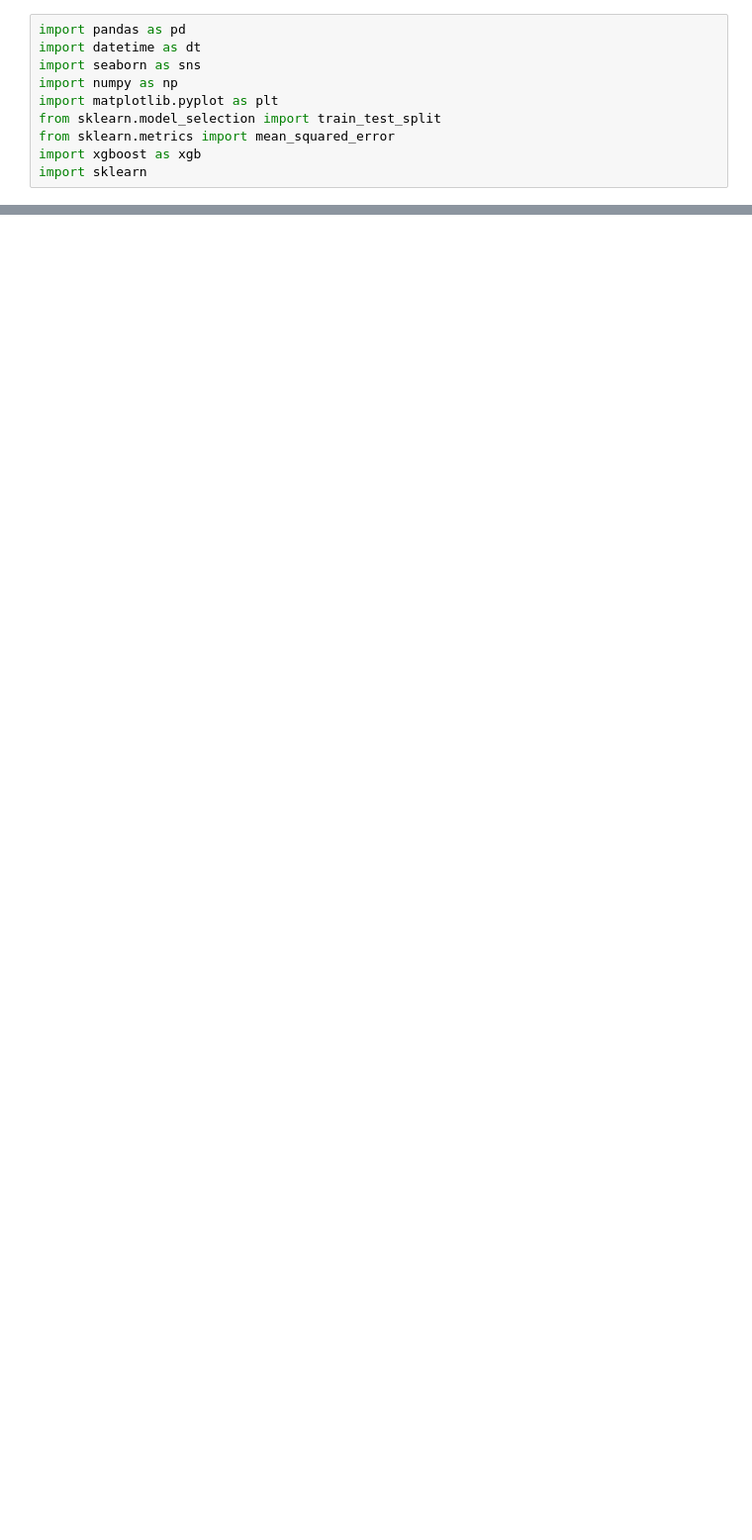
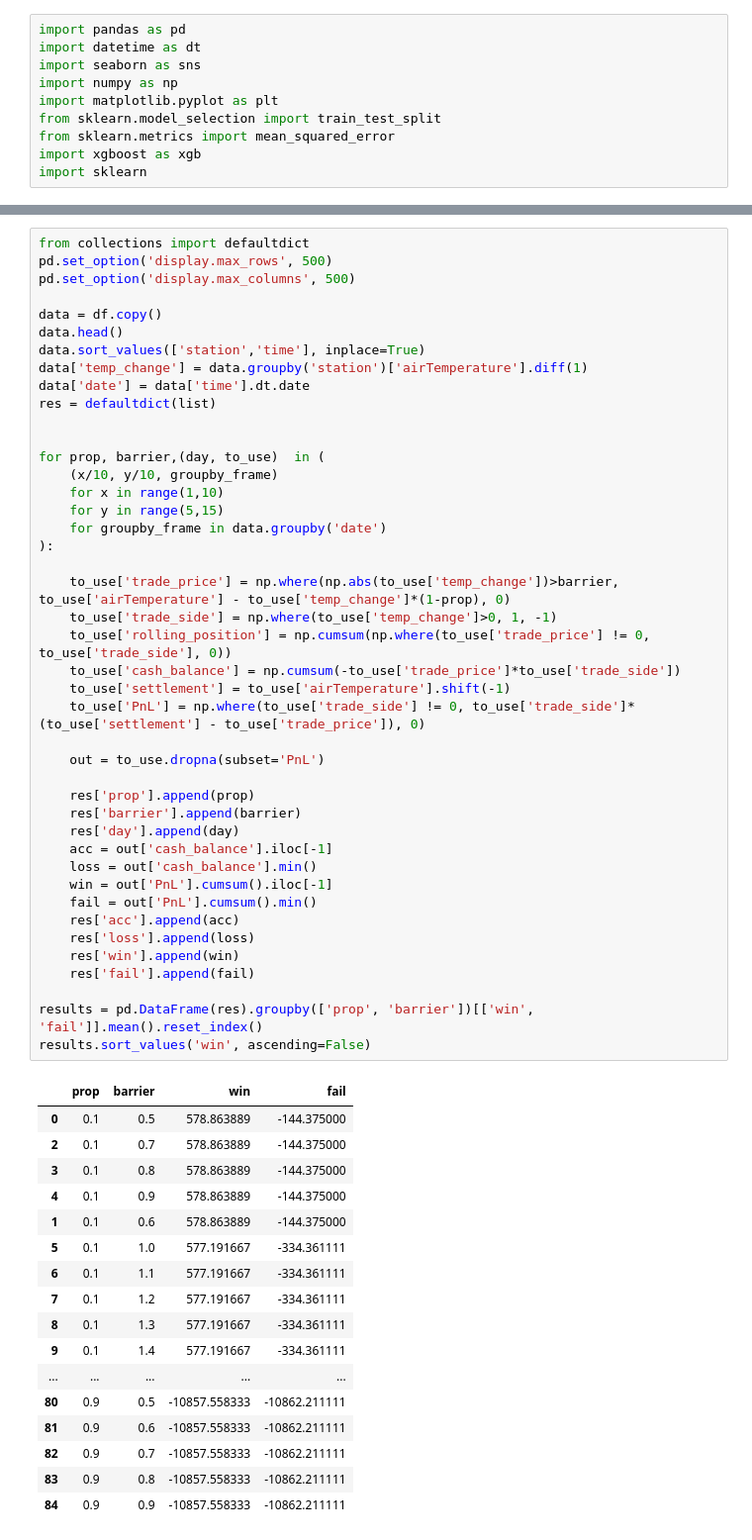
Before and after one commit to sawsuh/data_projects, a Jupyter notebook: Untitled.ipynb, the cells around one changed output, grey strips where cells are left out. Shown at 99% size. Drawn from its saved outputs; the diff is of its cells as text; blank space fills up the shorter version.

```diff
--- a/Untitled.ipynb
+++ b/Untitled.ipynb
@@ -165,0 +166,61 @@ for (var, var_idx) in zip(vars, range(2)):
+# %%
+from collections import defaultdict
+pd.set_option('display.max_rows', 500)
+pd.set_option('display.max_columns', 500)
+
+data = df.copy()
+data.head()
+data.sort_values(['station','time'], inplace=True)
+data['temp_change'] = data.groupby('station')['airTemperature'].diff(1)
+data['date'] = data['time'].dt.date
+res = defaultdict(list)
+
+
+for prop, barrier,(day, to_use)  in (
+    (x/10, y/10, groupby_frame)
+    for x in range(1,10)
+    for y in range(5,15)
+    for groupby_frame in data.groupby('date')
+):
+
+    to_use['trade_price'] = np.where(np.abs(to_use['temp_change'])>barrier, to_use['airTemperature'] - to_use['temp_change']*(1-prop), 0)
+    to_use['trade_side'] = np.where(to_use['temp_change']>0, 1, -1)
+    to_use['rolling_position'] = np.cumsum(np.where(to_use['trade_price'] != 0, to_use['trade_side'], 0))
+    to_use['cash_balance'] = np.cumsum(-to_use['trade_price']*to_use['trade_side'])
+    to_use['settlement'] = to_use['airTemperature'].shift(-1)
+    to_use['PnL'] = np.where(to_use['trade_side'] != 0, to_use['trade_side']*(to_use['settlement'] - to_use['trade_price']), 0)
+
+    out = to_use.dropna(subset='PnL')
+
+    res['prop'].append(prop)
+    res['barrier'].append(barrier)
+    res['day'].append(day)
+    acc = out['cash_balance'].iloc[-1]
+    loss = out['cash_balance'].min()
+    win = out['PnL'].cumsum().iloc[-1]
+    fail = out['PnL'].cumsum().min()
+    res['acc'].append(acc)
+    res['loss'].append(loss)
+    res['win'].append(win)
+    res['fail'].append(fail)
+
+results = pd.DataFrame(res).groupby(['prop', 'barrier'])[['win', 'fail']].mean().reset_index()
+results.sort_values('win', ascending=False)
+# %% [output]
+|  | prop | barrier | win | fail |
+| 0 | 0.1 | 0.5 | 578.863889 | -144.375000 |
+| 2 | 0.1 | 0.7 | 578.863889 | -144.375000 |
+| 3 | 0.1 | 0.8 | 578.863889 | -144.375000 |
+| 4 | 0.1 | 0.9 | 578.863889 | -144.375000 |
+| 1 | 0.1 | 0.6 | 578.863889 | -144.375000 |
+| 5 | 0.1 | 1.0 | 577.191667 | -334.361111 |
+| 6 | 0.1 | 1.1 | 577.191667 | -334.361111 |
+| 7 | 0.1 | 1.2 | 577.191667 | -334.361111 |
+| 8 | 0.1 | 1.3 | 577.191667 | -334.361111 |
+| 9 | 0.1 | 1.4 | 577.191667 | -334.361111 |
+| ... | ... | ... | ... | ... |
+| 80 | 0.9 | 0.5 | -10857.558333 | -10862.211111 |
+| 81 | 0.9 | 0.6 | -10857.558333 | -10862.211111 |
+| 82 | 0.9 | 0.7 | -10857.558333 | -10862.211111 |
+| 83 | 0.9 | 0.8 | -10857.558333 | -10862.211111 |
+| 84 | 0.9 | 0.9 | -10857.558333 | -10862.211111 |
```
Also changed, not shown: parts of 4 cells of this notebook.
